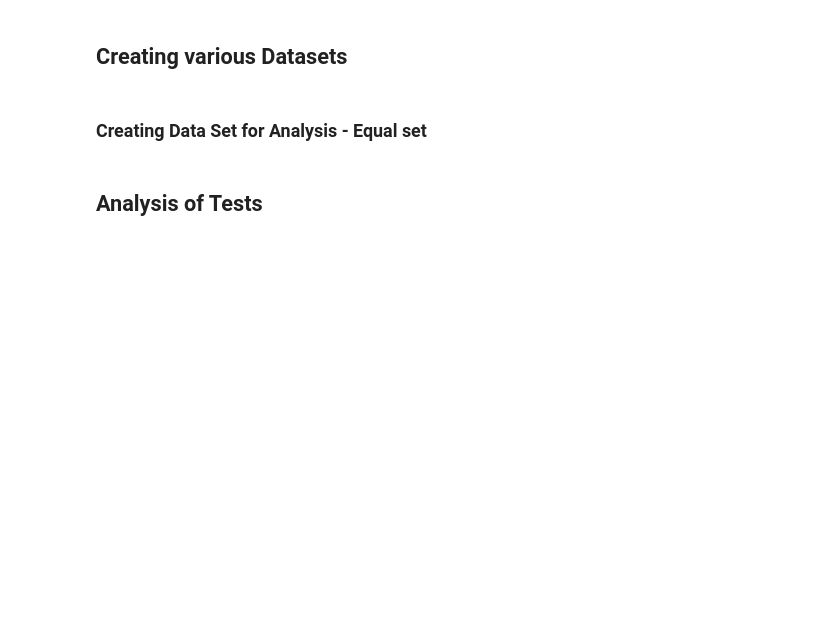
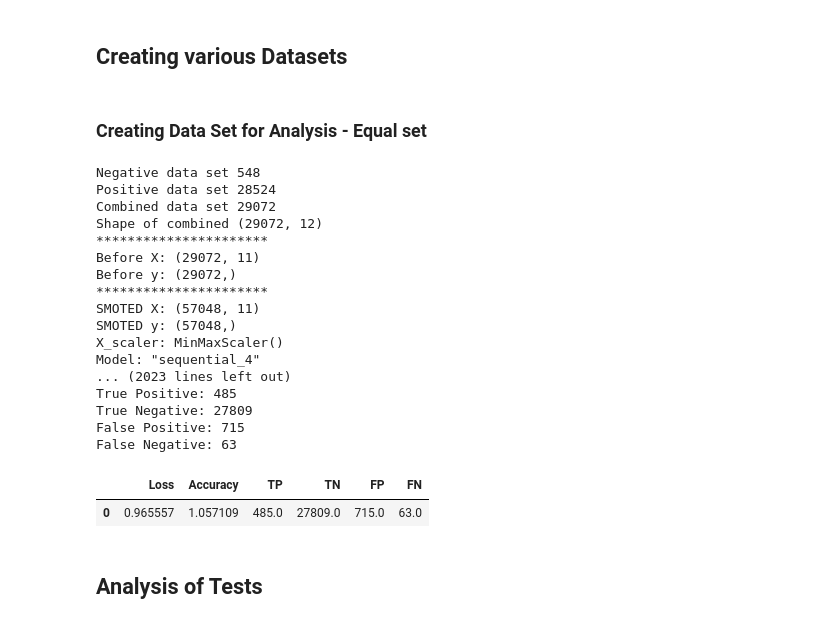
Before and after one commit to vmdinolfo/Team5_FinalProject, a Jupyter notebook: JB_Neural_Network.ipynb, the cells around one changed output. Drawn from its saved outputs; the diff is of its cells as text; code cells hidden in the pictures; blank space fills up the shorter version.

Commit message:
updating neural net model and excel sheet tracking

```diff
--- a/JB_Neural_Network.ipynb
+++ b/JB_Neural_Network.ipynb
@@ -130,4 +185,4 @@ stroke_data_df.shape
 # %% [markdown]
 ### Isolating Positive Stroke Data
 # %%
-stroke_positive = stroke_data_df[stroke_data_df['stroke'] == 1]
+stroke_positive = stroke_data_df[stroke_data_df['stroke'] == 0]
@@ -138,6 +203,6 @@ stroke_positive.shape
 # %% [markdown]
 ## Isolating Negative Stroke Data
 # %%
-stroke_negative = stroke_data_df[stroke_data_df['stroke'] == 0]
+stroke_negative = stroke_data_df[stroke_data_df['stroke'] == 1]
 # %%
 stroke_negative.head()
@@ -178,10 +285,10 @@ stroke_negative.dtypes
 # %%
 column_headings=["Loss","Accuracy","TP", "TN", "FP", "FN"]
 results_df = pd.DataFrame(columns = column_headings)
-for i in range(0,20):
+for i in range(0,1):
 
-    stroke_negative_sample = stroke_negative.sample(20000)
-    stroke_positive_sample = stroke_positive.sample(548)
+    stroke_negative_sample = stroke_negative.sample(548)
+    stroke_positive_sample = stroke_positive.sample(28524)
 
     stroke_sample = pd.merge(stroke_negative_sample, stroke_positive_sample, how = 'outer')
 
@@ -192,21 +299,20 @@ for i in range(0,20):
 
     X = stroke_sample.drop("stroke", axis = 1)
     y = stroke_sample["stroke"]
-    filename = "NN_7C"
+    filename = "junk-1"
 
     model_perf = neural_net(X,y, filename)
 
     ## Loading a model to test performance
 
+
     # Load the model
-
     from tensorflow.keras.models import load_model
     #filename = "NN_1B"
     stroke_model = load_model(filename+".h5")
-    filename
 
-    stroke_negative_sample = stroke_negative.sample(28524)
-    stroke_positive_sample = stroke_positive.sample(548)
+    stroke_negative_sample = stroke_negative.sample(548)
+    stroke_positive_sample = stroke_positive.sample(28524)
     stroke_sample = pd.merge(stroke_negative_sample, stroke_positive_sample, how = 'outer')
 
     X = stroke_sample.drop("stroke", axis = 1)
@@ -221,39 +327,54 @@ for i in range(0,20):
     encoded_y = label_encoder.transform(y)
     y_categorical = to_categorical(encoded_y)
 
-
     encoded_predictions = stroke_model.predict_classes(X_scaled)
-
-
-
-
 
     TN = 0
     TP = 0
     FN = 0
     FP = 0
     for i in range(0,len(encoded_y)):
         if encoded_predictions[i] == 0:
             if encoded_y[i] == 0:
                 TN += 1
             else:
                 FN += 1
         if encoded_predictions[i] == 1:
             if encoded_y[i] == 1:
                 TP += 1
             else:
                 FP += 1
     total = FP+FN+TN+TP
     print(f"Total samples: {total}")
     print(f"True Positive: {TP}")
     print(f"True Negative: {TN}")
     print(f"False Positive: {FP}")
     print(f"False Negative: {FN}")
 
     result = {"Loss":model_perf[0], "Accuracy":model_perf[1], "TP":TP, "TN":TN, "FP":FP, "FN":FN}
     results_df = results_df.append(result, ignore_index = True)
 
 results_df
+# %% [output]
+Negative data set 548
+Positive data set 28524
+Combined data set 29072
+Shape of combined (29072, 12)
+**********************
+Before X: (29072, 11)
+Before y: (29072,)
+**********************
+SMOTED X: (57048, 11)
+SMOTED y: (57048,)
+X_scaler: MinMaxScaler()
+Model: "sequential_4"
+... (2023 lines left out)
+True Positive: 485
+True Negative: 27809
+False Positive: 715
+False Negative: 63
+|  | Loss | Accuracy | TP | TN | FP | FN |
+| 0 | 0.965557 | 1.057109 | 485.0 | 27809.0 | 715.0 | 63.0 |
 # %%
 results_df.to_csv(filename+".csv")
 # %% [markdown]
```
Also changed, not shown: parts of 16 cells of this notebook, 1 other file.
